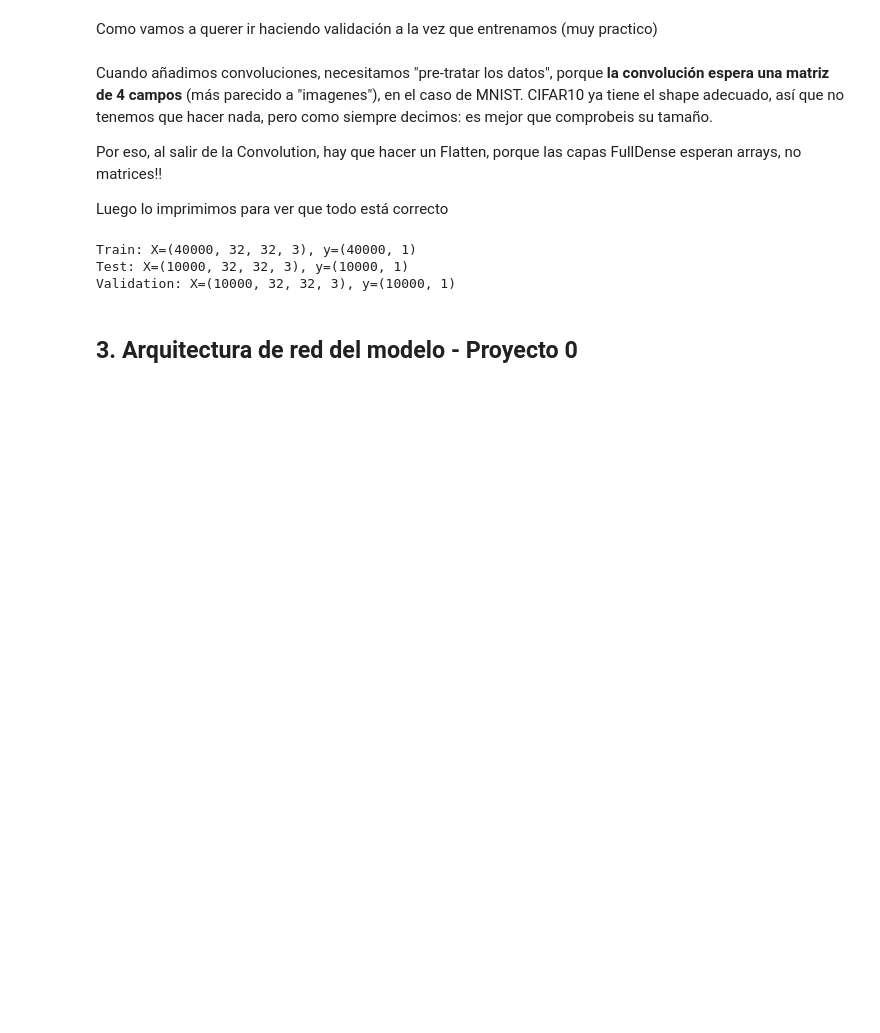
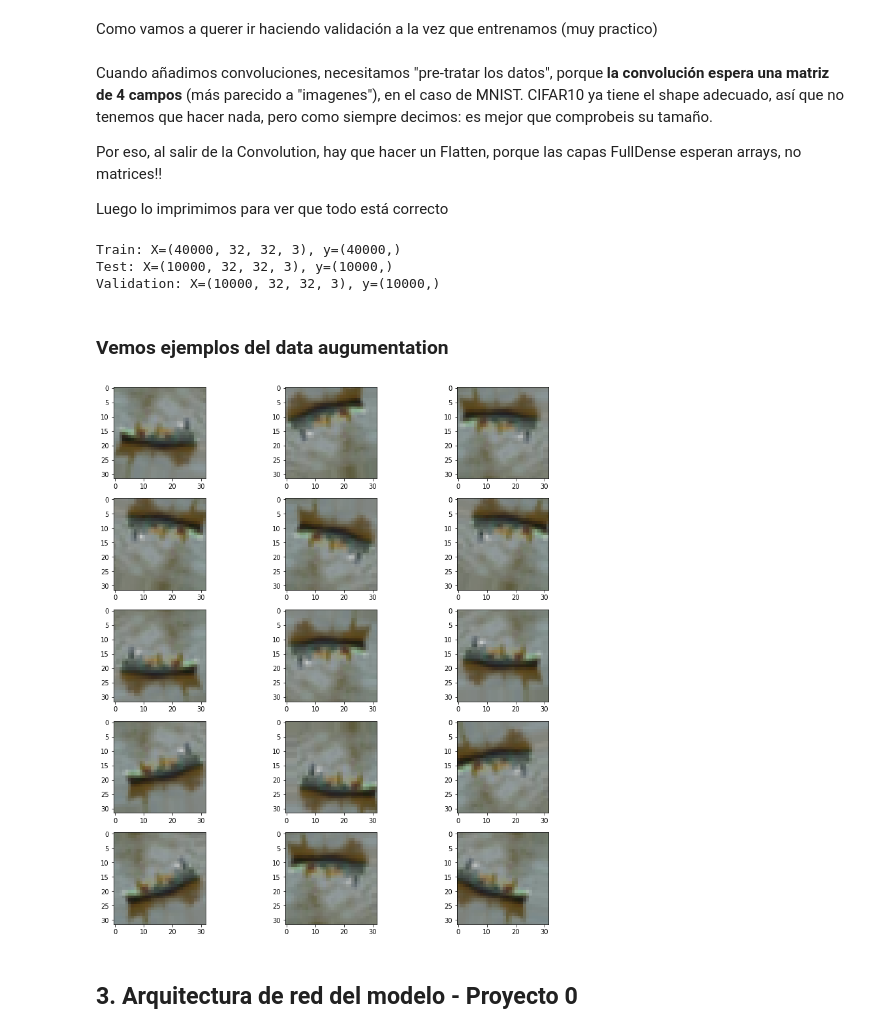
Before and after one commit to AlfredoMarino/cifar10, a Jupyter notebook: cnn_cifar10_tf2_v3.ipynb, the cells around one changed output. Cells and saved outputs as stored; diff of their text form; code cells hidden in the pictures; blank space fills up the shorter version.

```diff
--- a/cnn_cifar10_tf2_v3.ipynb
+++ b/cnn_cifar10_tf2_v3.ipynb
@@ -111,10 +146,12 @@ Por eso, al salir de la Convolution, hay que hacer un Flatten, porque las capas
 Luego lo imprimimos para ver que todo está correcto
 # %%
 # Validamos el resultado
-print('Train: X=%s, y=%s' % (x_train_scaled.shape, y_train.shape))
-print('Test: X=%s, y=%s' % (x_test_scaled.shape, y_test.shape))
-print('Validation: X=%s, y=%s' % (x_val_scaled.shape, y_val.shape))
+print('Train: X=%s, y=%s' % (x_train.shape, y_train.shape))
+print('Test: X=%s, y=%s' % (x_test.shape, y_test.shape))
+print('Validation: X=%s, y=%s' % (x_val.shape, y_val.shape))
 # %% [output]
-Train: X=(40000, 32, 32, 3), y=(40000, 1)
-Test: X=(10000, 32, 32, 3), y=(10000, 1)
-Validation: X=(10000, 32, 32, 3), y=(10000, 1)
+Train: X=(40000, 32, 32, 3), y=(40000,)
+Test: X=(10000, 32, 32, 3), y=(10000,)
+Validation: X=(10000, 32, 32, 3), y=(10000,)
+# %% [markdown]
+### Vemos ejemplos del data augumentation
@@ -121,3 +161,50 @@ Validation: X=(10000, 32, 32, 3), y=(10000, 1)
+# %%
+# Data augmentation
+
+train_datagen = ImageDataGenerator(
+    rescale=(1./255),
+    rotation_range=15,
+    width_shift_range=0.1,
+    height_shift_range=0.1,
+    horizontal_flip=True,
+    vertical_flip=True
+)
+
+train_generator = train_datagen.flow(
+    x_train,
+    y_train,
+    batch_size=train_batch_size
+)
+
+validation_datagen = ImageDataGenerator(
+    rescale=(1./255)
+)
+
+validation_generator = validation_datagen.flow(
+    x_val,
+    y_val,
+    batch_size=val_batch_size
+)
+# %%
+sample = random.choice(range(0,1457))
+
+example_generator = train_datagen.flow(
+    x_train[sample:sample+1],
+    y_train[sample:sample+1],
+    batch_size=20
+)
+
+plt.figure(figsize=(12, 12))
+for i in range(0, 15):
+    plt.subplot(5, 3, i+1)
+    for X, Y in example_generator:
+        image = X[0]
+        plt.imshow(image)
+        break
+plt.tight_layout()
+plt.show()
+# %% [output]
+[figure, added]
 # %% [markdown]
 ## 3. Arquitectura de red del modelo - Proyecto 0
 # %%
```
Also changed, not shown: parts of 28 cells of this notebook.
